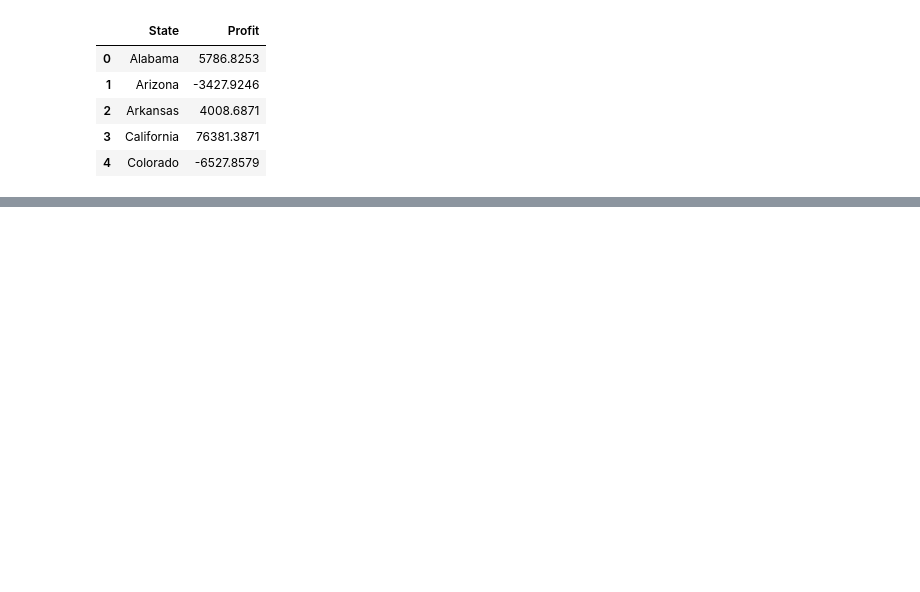
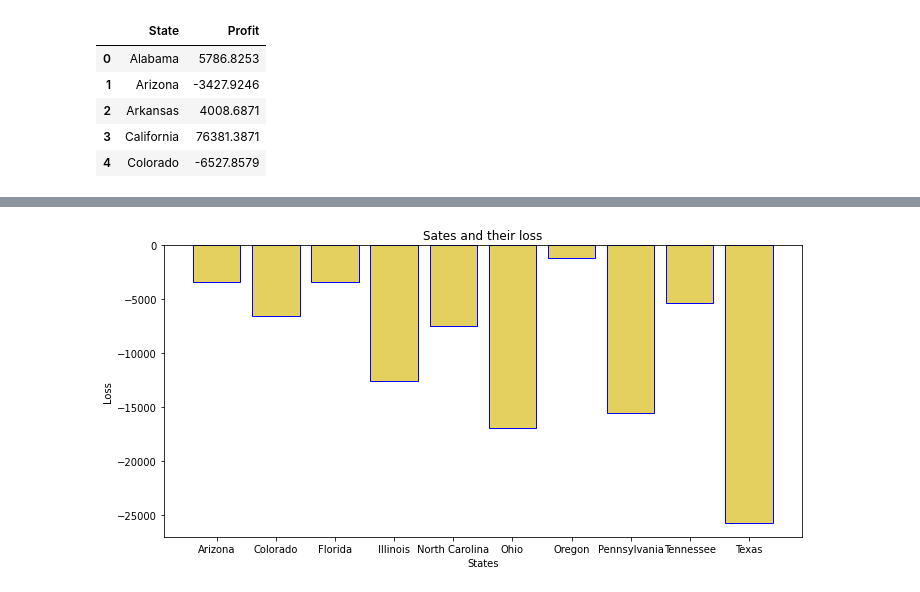
Before and after one commit to nidhivanjare/Exploratory_Data_Analysis, a Jupyter notebook: Data Science - Task3 - Exploratory Data Analysis - Retail/Exploratory_Data_Analysis_Retail_Store.ipynb, the cells around one changed output, grey strips where cells are left out. Saved outputs shown, nothing was run; the diff lists cells and outputs as text; code cells hidden in the pictures; blank space fills up the shorter version.

```diff
--- a/Data Science - Task3 - Exploratory Data Analysis - Retail/Exploratory_Data_Analysis_Retail_Store.ipynb
+++ b/Data Science - Task3 - Exploratory Data Analysis - Retail/Exploratory_Data_Analysis_Retail_Store.ipynb
@@ -153,0 +160,3 @@ prof_database.head()
+# %%
+state = prof_database.loc[prof_database.Profit<0]
+state
@@ -153,0 +175,12 @@ prof_database.head()
+# %%
+figure , axes = plt.subplots(figsize=(10,5))
+def plot_state(axes):
+  axes.bar(state['State'] , state['Profit'] ,color='#e3d05f' , edgecolor='blue' )
+  axes.set_title(label="Sates and their loss" , loc='center' , pad=None)
+  plt.xlabel('States' , axes=axes)
+  plt.ylabel('Loss' , axes=axes)
+
+plot_state(axes)
+plt.tight_layout()
+# %% [output]
+[figure, added]
```
Also changed, not shown: parts of 15 cells of this notebook.
